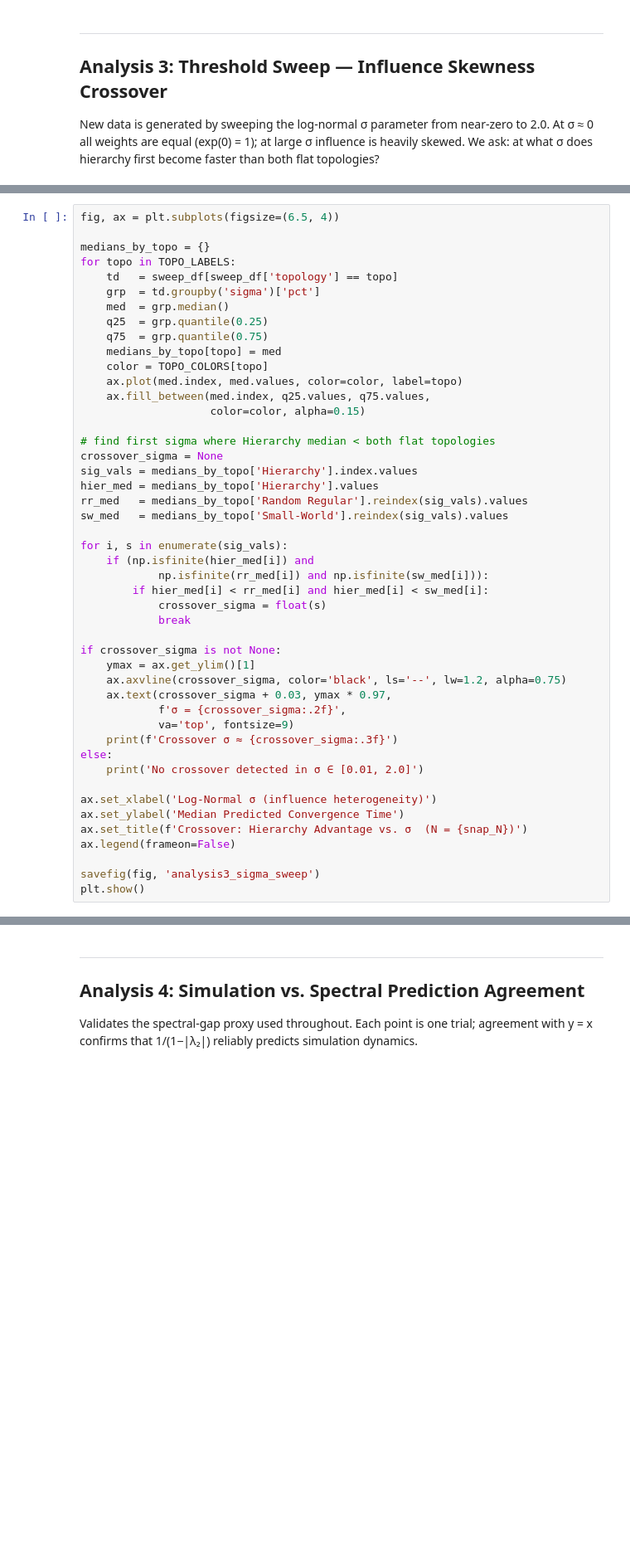
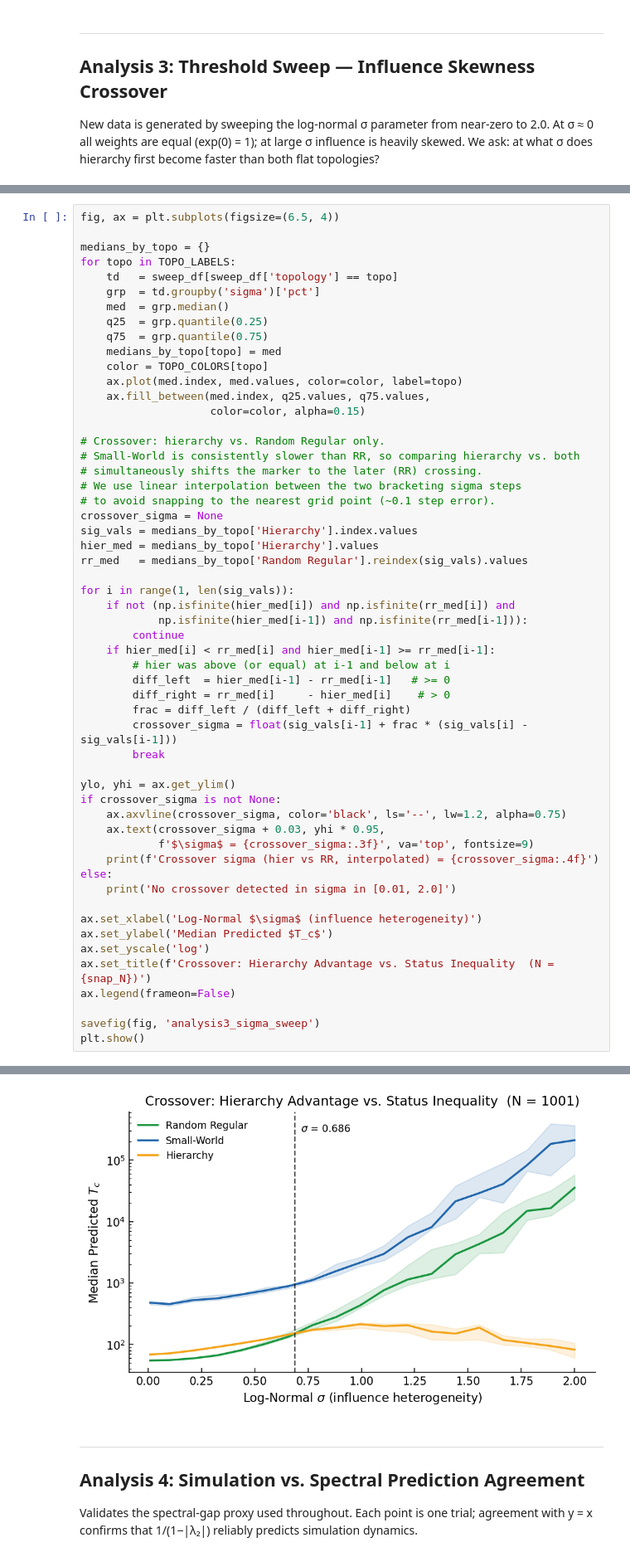
Before and after one commit to caleb-chandler/hierarchy-info-project, a Jupyter notebook: analysis.ipynb, the cells around one changed output, grey strips where cells are left out. Shown at 83% size. Drawn from its saved outputs; the diff is of its cells as text; blank space fills up the shorter version.

```diff
--- a/analysis.ipynb
+++ b/analysis.ipynb
@@ -302,34 +349,43 @@ for topo in TOPO_LABELS:
     ax.fill_between(med.index, q25.values, q75.values,
                     color=color, alpha=0.15)
 
-# find first sigma where Hierarchy median < both flat topologies
+# Crossover: hierarchy vs. Random Regular only.
+# Small-World is consistently slower than RR, so comparing hierarchy vs. both
+# simultaneously shifts the marker to the later (RR) crossing.
+# We use linear interpolation between the two bracketing sigma steps
+# to avoid snapping to the nearest grid point (~0.1 step error).
 crossover_sigma = None
 sig_vals = medians_by_topo['Hierarchy'].index.values
 hier_med = medians_by_topo['Hierarchy'].values
 rr_med   = medians_by_topo['Random Regular'].reindex(sig_vals).values
-sw_med   = medians_by_topo['Small-World'].reindex(sig_vals).values
 
-for i, s in enumerate(sig_vals):
-    if (np.isfinite(hier_med[i]) and
-            np.isfinite(rr_med[i]) and np.isfinite(sw_med[i])):
-        if hier_med[i] < rr_med[i] and hier_med[i] < sw_med[i]:
-            crossover_sigma = float(s)
-            break
+for i in range(1, len(sig_vals)):
+    if not (np.isfinite(hier_med[i]) and np.isfinite(rr_med[i]) and
+            np.isfinite(hier_med[i-1]) and np.isfinite(rr_med[i-1])):
+        continue
+    if hier_med[i] < rr_med[i] and hier_med[i-1] >= rr_med[i-1]:
+        # hier was above (or equal) at i-1 and below at i
+        diff_left  = hier_med[i-1] - rr_med[i-1]   # >= 0
+        diff_right = rr_med[i]     - hier_med[i]    # > 0
+        frac = diff_left / (diff_left + diff_right)
+        crossover_sigma = float(sig_vals[i-1] + frac * (sig_vals[i] - sig_vals[i-1]))
+        break
 
+ylo, yhi = ax.get_ylim()
 if crossover_sigma is not None:
-    ymax = ax.get_ylim()[1]
     ax.axvline(crossover_sigma, color='black', ls='--', lw=1.2, alpha=0.75)
-    ax.text(crossover_sigma + 0.03, ymax * 0.97,
-            f'σ = {crossover_sigma:.2f}',
-            va='top', fontsize=9)
-    print(f'Crossover σ ≈ {crossover_sigma:.3f}')
+    ax.text(crossover_sigma + 0.03, yhi * 0.95,
+            f'$\sigma$ = {crossover_sigma:.3f}', va='top', fontsize=9)
+    print(f'Crossover sigma (hier vs RR, interpolated) = {crossover_sigma:.4f}')
 else:
-    print('No crossover detected in σ ∈ [0.01, 2.0]')
+    print('No crossover detected in sigma in [0.01, 2.0]')
 
-ax.set_xlabel('Log-Normal σ (influence heterogeneity)')
-ax.set_ylabel('Median Predicted Convergence Time')
-ax.set_title(f'Crossover: Hierarchy Advantage vs. σ  (N = {snap_N})')
+ax.set_xlabel('Log-Normal $\sigma$ (influence heterogeneity)')
+ax.set_ylabel('Median Predicted $T_c$')
+ax.set_yscale('log')
+ax.set_title(f'Crossover: Hierarchy Advantage vs. Status Inequality  (N = {snap_N})')
 ax.legend(frameon=False)
 
 savefig(fig, 'analysis3_sigma_sweep')
 plt.show()
+# %% [output]
@@ -336,3 +394,4 @@ plt.show()
+[figure, added]
 # %% [markdown]
 ---
 ## Analysis 4: Simulation vs. Spectral Prediction Agreement
```
Also changed, not shown: parts of 10 cells of this notebook, 33 other files.
